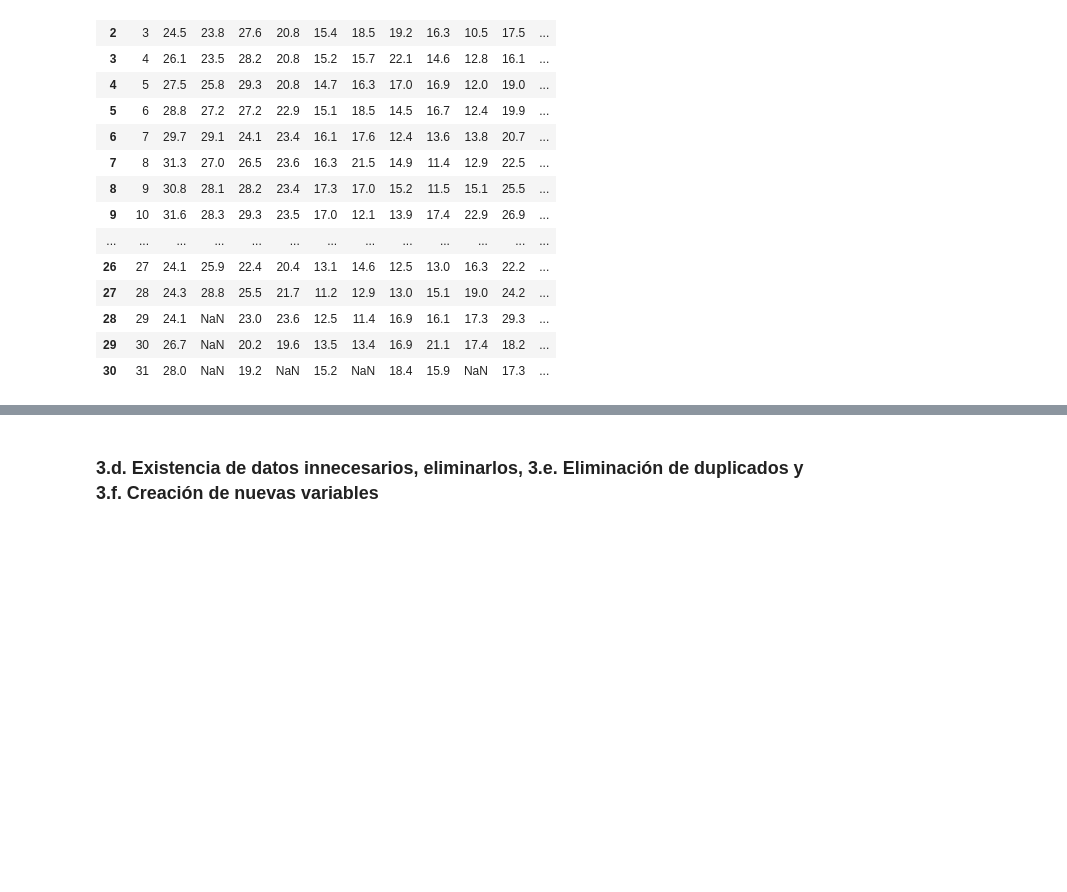
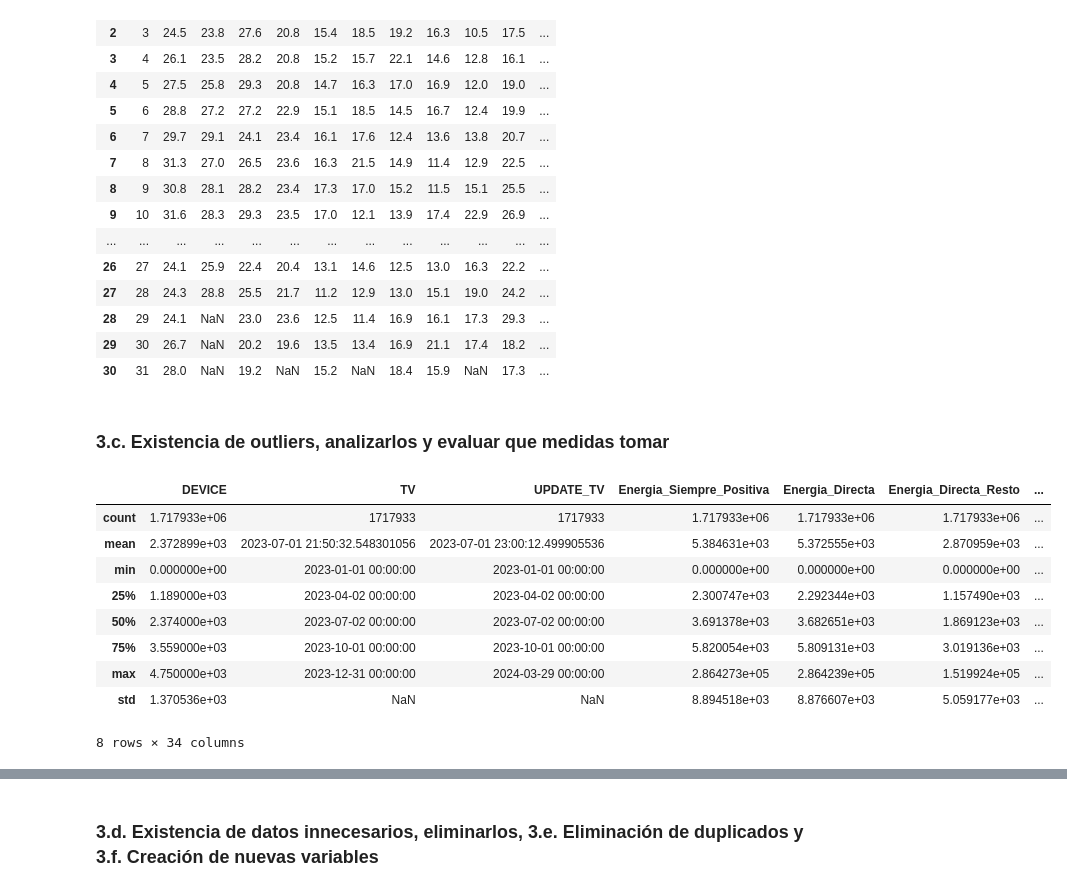
Before and after one commit to pasollipaula/DiplodatosMentoria, a Jupyter notebook: carga_datasets.ipynb, the cells around one changed output, grey strips where cells are left out. Cells and saved outputs as stored; diff of their text form; code cells hidden in the pictures; blank space fills up the shorter version.

Commit message:
Se arranca análisis de outliers

```diff
--- a/carga_datasets.ipynb
+++ b/carga_datasets.ipynb
@@ -501,3 +501,18 @@ temperatura_avg
 | 28 | 29 | 24.1 | NaN | 23.0 | 23.6 | 12.5 | 11.4 | 16.9 | 16.1 | 17.3 | 29.3 | ... |
 | 29 | 30 | 26.7 | NaN | 20.2 | 19.6 | 13.5 | 13.4 | 16.9 | 21.1 | 17.4 | 18.2 | ... |
 | 30 | 31 | 28.0 | NaN | 19.2 | NaN | 15.2 | NaN | 18.4 | 15.9 | NaN | 17.3 | ... |
+# %% [markdown]
+### 3.c. Existencia de outliers, analizarlos y evaluar que medidas tomar
+# %%
+consumos.describe()
+# %% [output]
+|  | DEVICE | TV | UPDATE_TV | Energia_Siempre_Positiva | Energia_Directa | Energia_Directa_Resto | ... |
+| count | 1.717933e+06 | 1717933 | 1717933 | 1.717933e+06 | 1.717933e+06 | 1.717933e+06 | ... |
+| mean | 2.372899e+03 | 2023-07-01 21:50:32.548301056 | 2023-07-01 23:00:12.499905536 | 5.384631e+03 | 5.372555e+03 | 2.870959e+03 | ... |
+| min | 0.000000e+00 | 2023-01-01 00:00:00 | 2023-01-01 00:00:00 | 0.000000e+00 | 0.000000e+00 | 0.000000e+00 | ... |
+| 25% | 1.189000e+03 | 2023-04-02 00:00:00 | 2023-04-02 00:00:00 | 2.300747e+03 | 2.292344e+03 | 1.157490e+03 | ... |
+| 50% | 2.374000e+03 | 2023-07-02 00:00:00 | 2023-07-02 00:00:00 | 3.691378e+03 | 3.682651e+03 | 1.869123e+03 | ... |
+| 75% | 3.559000e+03 | 2023-10-01 00:00:00 | 2023-10-01 00:00:00 | 5.820054e+03 | 5.809131e+03 | 3.019136e+03 | ... |
+| max | 4.750000e+03 | 2023-12-31 00:00:00 | 2024-03-29 00:00:00 | 2.864273e+05 | 2.864239e+05 | 1.519924e+05 | ... |
+| std | 1.370536e+03 | NaN | NaN | 8.894518e+03 | 8.876607e+03 | 5.059177e+03 | ... |
+8 rows × 34 columns
```
Also changed, not shown: parts of 5 cells of this notebook.
